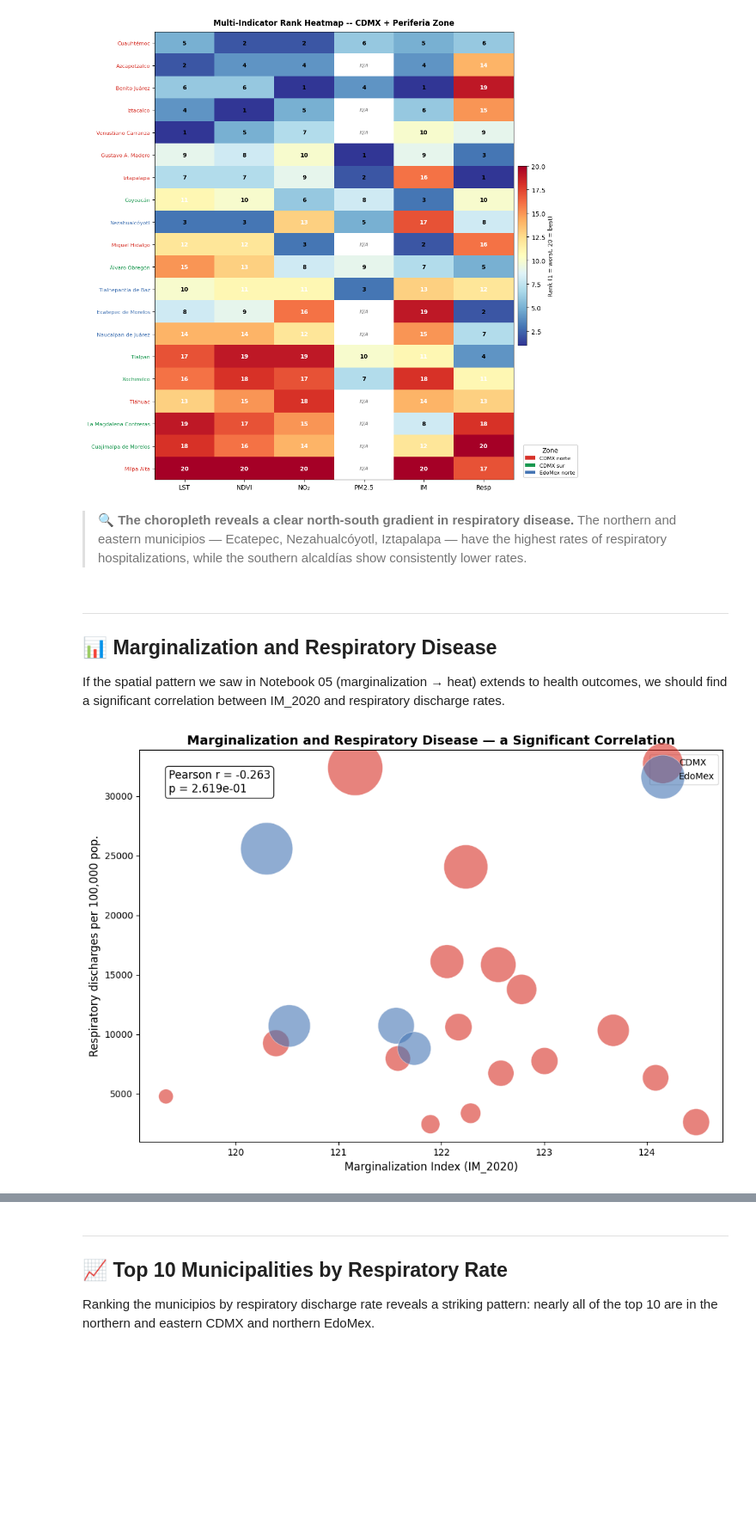
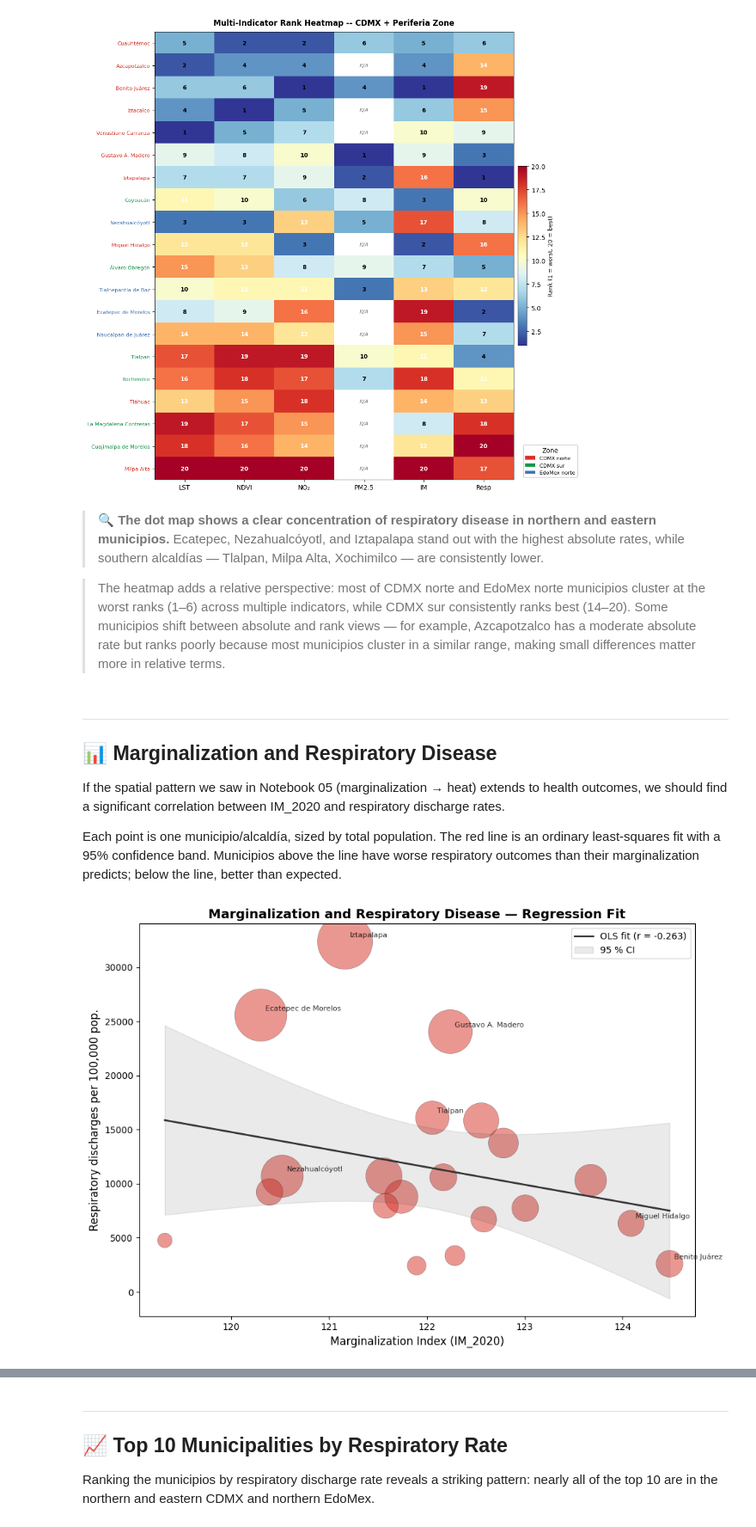
Before and after one commit to nellsdev/desigualdad_verde_cdmx, a Jupyter notebook: notebooks/06_salud_respiratoria.ipynb, the cells around one changed output, grey strips where cells are left out. Shown at 86% size. Drawn from its saved outputs; the diff is of its cells as text; code cells hidden in the pictures; blank space fills up the shorter version.

```diff
--- a/notebooks/06_salud_respiratoria.ipynb
+++ b/notebooks/06_salud_respiratoria.ipynb
@@ -121,0 +127,14 @@ To map the spatial distribution of respiratory disease, we load the INEGI munici
+# %%
+# Load AOI municipio boundaries for the dot map background
+from src.config import SHAPEFILE_CDMX_MUN, SHAPEFILE_EDOMEX_MUN, PERIFERIA_ZMVM
+import pandas as pd
+
+cdmx = gpd.read_file(SHAPEFILE_CDMX_MUN)
+edomex = gpd.read_file(SHAPEFILE_EDOMEX_MUN)
+edomex_aoi = edomex[edomex["NOMGEO"].isin(PERIFERIA_ZMVM)]
+
+aoi_shp = pd.concat([cdmx, edomex_aoi], ignore_index=True)
+if aoi_shp.crs is None:
+    aoi_shp = aoi_shp.set_crs(epsg=4326)
+aoi_shp = aoi_shp.to_crs(epsg=4326)
+print(f"AOI municipio boundaries loaded: {len(aoi_shp)} municipios")
@@ -278,44 +299,69 @@ plt.show()
 # %% [output]
 [figure]
 # %% [markdown]
-> 🔍 **The choropleth reveals a clear north-south gradient in respiratory disease.** The northern and eastern municipios — Ecatepec, Nezahualcóyotl, Iztapalapa — have the highest rates of respiratory hospitalizations, while the southern alcaldías show consistently lower rates.
+> 🔍 **The dot map shows a clear concentration of respiratory disease in northern and eastern municipios.** Ecatepec, Nezahualcóyotl, and Iztapalapa stand out with the highest absolute rates, while southern alcaldías — Tlalpan, Milpa Alta, Xochimilco — are consistently lower.
+
+> The heatmap adds a relative perspective: most of CDMX norte and EdoMex norte municipios cluster at the worst ranks (1–6) across multiple indicators, while CDMX sur consistently ranks best (14–20). Some municipios shift between absolute and rank views — for example, Azcapotzalco has a moderate absolute rate but ranks poorly because most municipios cluster in a similar range, making small differences matter more in relative terms.
 # %% [markdown]
 ---
 ## 📊 Marginalization and Respiratory Disease
 
 If the spatial pattern we saw in Notebook 05 (marginalization → heat) extends to health outcomes, we should find a significant correlation between IM_2020 and respiratory discharge rates.
+
+Each point is one municipio/alcaldía, sized by total population. The red line is an ordinary least-squares fit with a 95% confidence band. Municipios above the line have worse respiratory outcomes than their marginalization predicts; below the line, better than expected.
 # %%
 fig, ax = plt.subplots(figsize=(10, 7))
 
 scatter_df = mun_agg.dropna(subset=["IM_2020", "tasa_resp_100k"])
+x = scatter_df["IM_2020"].values
+y = scatter_df["tasa_resp_100k"].values
 
-color_map = {"CDMX": "#d73027", "EdoMex": "#4575b4"}
-for ent, grp in scatter_df.groupby("entidad"):
-    ax.scatter(
-        grp["IM_2020"], grp["tasa_resp_100k"],
-        s=grp["POB_TOTAL"] / 500,
-        c=color_map.get(ent, "#333333"),
-        alpha=0.6, edgecolors="white", linewidth=0.5,
-        label=ent
-    )
+# Scatter — single color, sized by population
+ax.scatter(
+    x, y,
+    s=scatter_df["POB_TOTAL"].values / 500,
+    c="#d73027", alpha=0.5,
+    edgecolors="black", linewidth=0.3
+)
 
-r, p = stats.pearsonr(scatter_df["IM_2020"], scatter_df["tasa_resp_100k"])
-ax.annotate(
-    f"Pearson r = {r:.3f}\np = {p:.3e}",
-    xy=(0.05, 0.95), xycoords="axes fraction",
-    va="top", fontsize=12,
-    bbox=dict(boxstyle="round,pad=0.3", facecolor="white", alpha=0.85)
-)
+# OLS regression + 95 % confidence band
+slope, intercept, r_value, p_value, std_err = stats.linregress(x, y)
+x_line = np.linspace(x.min(), x.max(), 100)
+y_line = slope * x_line + intercept
+ax.plot(x_line, y_line, color="#333333", linewidth=2,
+        label=f"OLS fit (r = {r_value:.3f})")
+
+n = len(x)
+x_mean = x.mean()
+sse = np.sum((y - (slope * x + intercept))**2)
+mse = sse / (n - 2)
+t_val = stats.t.ppf(0.975, n - 2)
+se_fit = np.sqrt(mse * (1/n + (x_line - x_mean)**2 / np.sum((x - x_mean)**2)))
+ci = t_val * se_fit
+ax.fill_between(x_line, y_line - ci, y_line + ci, color="#333333", alpha=0.1,
+                label="95 % CI")
+
+# Label key outliers
+outliers = ["Iztapalapa", "Ecatepec de Morelos", "Nezahualcóyotl", "Gustavo A. Madero",
+            "Benito Juárez", "Miguel Hidalgo", "Tlalpan"]
+for _, row in scatter_df.iterrows():
+    if row["NOM_MUN"] in outliers:
+        ax.annotate(
+            row["NOM_MUN"],
+            xy=(row["IM_2020"], row["tasa_resp_100k"]),
+            fontsize=8, alpha=0.8,
+            xytext=(5, 5), textcoords="offset points"
+        )
 
 ax.set_xlabel("Marginalization Index (IM_2020)", fontsize=12)
 ax.set_ylabel("Respiratory discharges per 100,000 pop.", fontsize=12)
 ax.set_title(
-    "Marginalization and Respiratory Disease — a Significant Correlation",
+    "Marginalization and Respiratory Disease — Regression Fit",
     fontsize=14, fontweight="bold"
 )
-ax.legend()
+ax.legend(fontsize=10)
 plt.tight_layout()
 plt.show()
 # %% [output]
-[figure, old version]
+[figure, new version]
 # %% [markdown]
```
Also changed, not shown: parts of 8 cells of this notebook.
